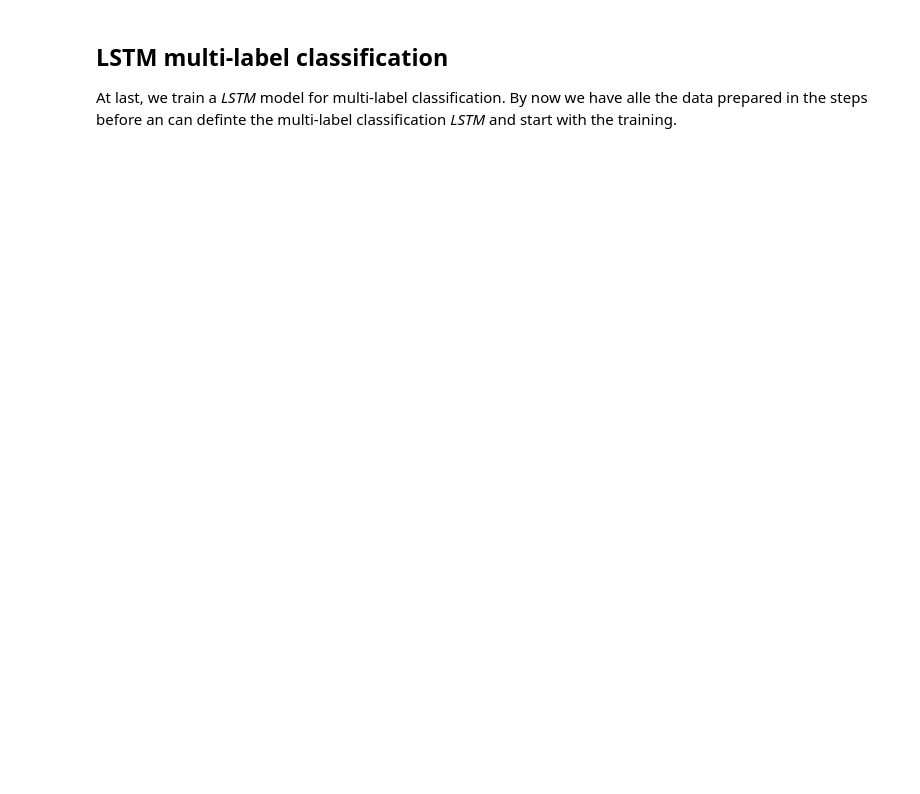
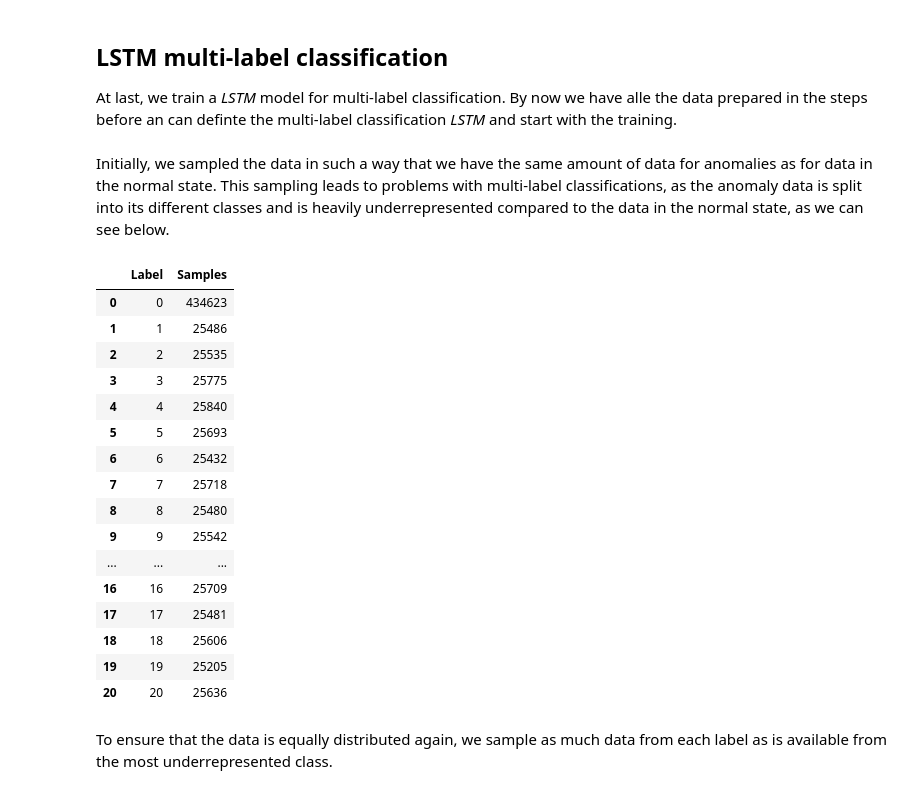
Before and after one commit to CKeibel/tennessee-eastman-process-simulation, a Jupyter notebook: 00-complete.ipynb, the cells around one changed output. Drawn from its saved outputs; the diff is of its cells as text; code cells hidden in the pictures; blank space fills up the shorter version.

```diff
--- a/00-complete.ipynb
+++ b/00-complete.ipynb
@@ -1187,0 +1200,25 @@ class ClassificationLSTM(nn.Module):
+# %% [markdown]
+Initially, we sampled the data in such a way that we have the same amount of data for anomalies as for data in the normal state. This sampling leads to problems with multi-label classifications, as the anomaly data is split into its different classes and is heavily underrepresented compared to the data in the normal state, as we can see below.
+# %%
+label_distribution = np.unique(y_train_multilabel, return_counts=True)
+pd.DataFrame({"Label": label_distribution[0], "Samples": label_distribution[1]})
+# %% [output]
+|  | Label | Samples |
+| 0 | 0 | 434623 |
+| 1 | 1 | 25486 |
+| 2 | 2 | 25535 |
+| 3 | 3 | 25775 |
+| 4 | 4 | 25840 |
+| 5 | 5 | 25693 |
+| 6 | 6 | 25432 |
+| 7 | 7 | 25718 |
+| 8 | 8 | 25480 |
+| 9 | 9 | 25542 |
+| ... | ... | ... |
+| 16 | 16 | 25709 |
+| 17 | 17 | 25481 |
+| 18 | 18 | 25606 |
+| 19 | 19 | 25205 |
+| 20 | 20 | 25636 |
+# %% [markdown]
+To ensure that the data is equally distributed again, we sample as much data from each label as is available from the most underrepresented class.
```
Also changed, not shown: parts of 27 cells of this notebook.
